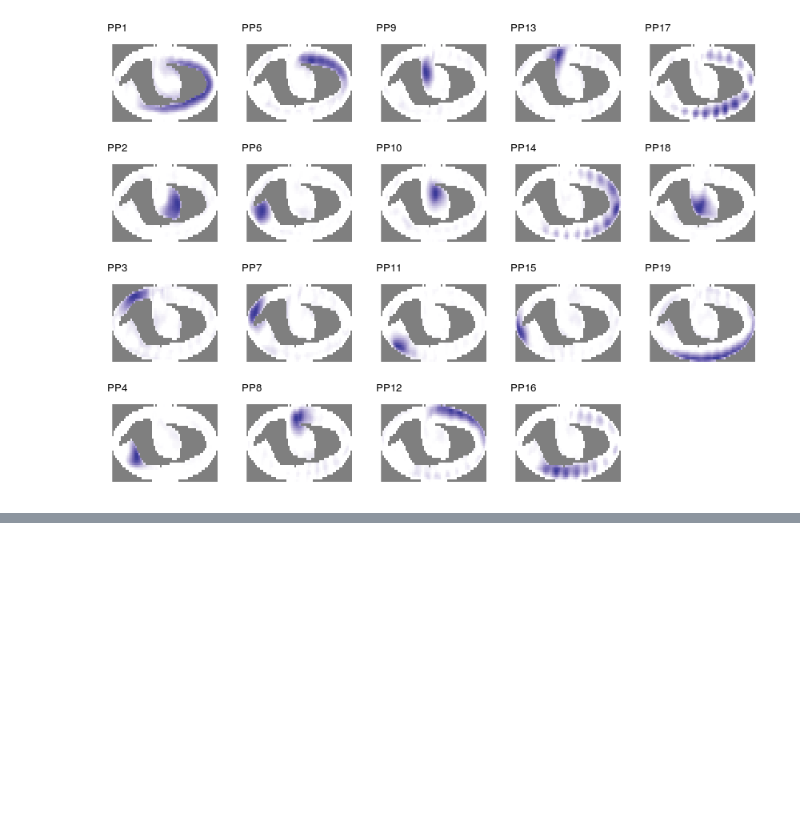
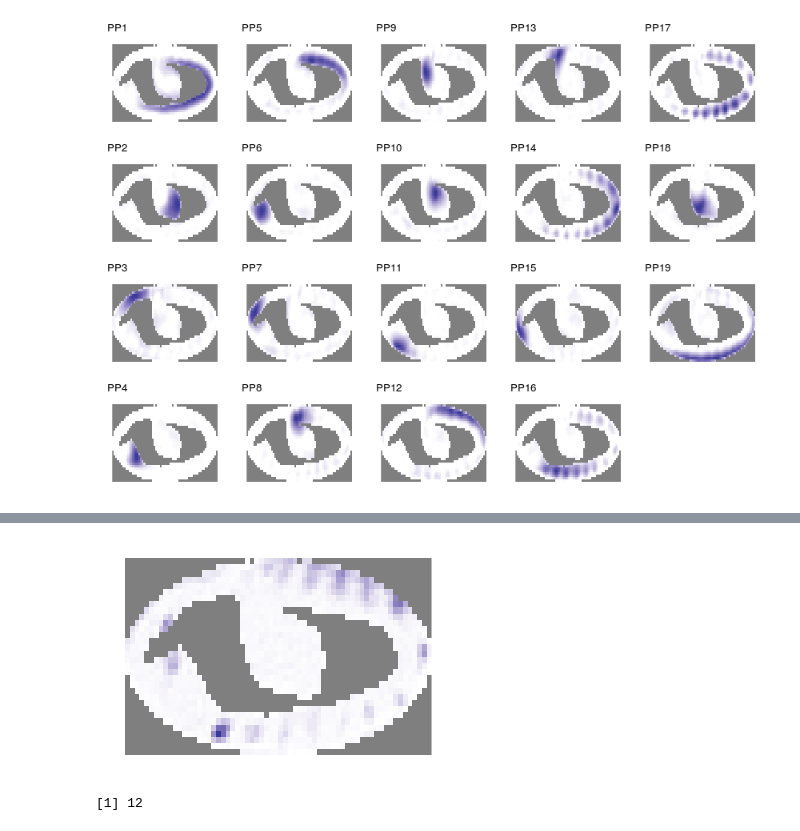
Before and after one commit to Runjing-Liu120/drosophila_late_stage_analysis, a Jupyter notebook: process_results/read_staNMF_results.ipynb, the cells around one changed output, grey strips where cells are left out. Cells and saved outputs as stored; diff of their text form; code cells hidden in the pictures; blank space fills up the shorter version.

```diff
--- a/process_results/read_staNMF_results.ipynb
+++ b/process_results/read_staNMF_results.ipynb
@@ -123,0 +172,10 @@ read.csv('../scripts/staNMFDicts/K=19/alpha_99.Rdata')[-1]
+# %%
+options(repr.plot.width = 3, repr.plot.height = 2)
+
+plotImg(x[, 'ey'], late$template, FALSE)
+# %% [output]
+[figure, added]
+# %%
+which(alpha_normalized[, 'ey']>0)
+# %% [output]
+[1] 12
```
Also changed, not shown: parts of 21 cells of this notebook, 1 other file.
